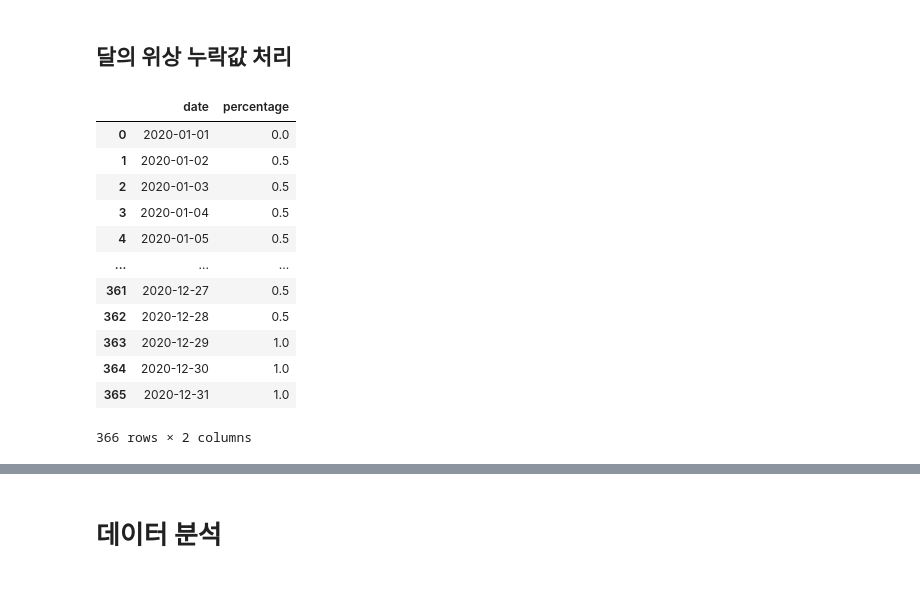
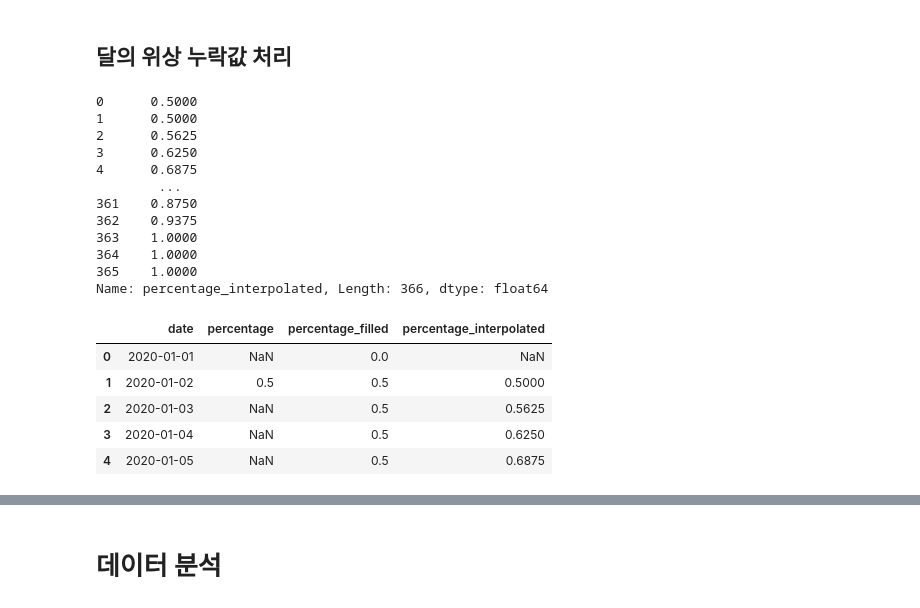
Before and after one commit to jen282/ms-python-practice, a Jupyter notebook: data_analysis/2_유성우_미션.ipynb, the cells around one changed output, grey strips where cells are left out. Drawn from its saved outputs; the diff is of its cells as text; code cells hidden in the pictures.

```diff
--- a/data_analysis/2_유성우_미션.ipynb
+++ b/data_analysis/2_유성우_미션.ipynb
@@ -475,4 +469,13 @@ meteor_showers
 | 2 | Orionids | Orion | 10 | northern, southern | 2020-10-02 | 2020-11-07 |
 | 3 | Perseids | Perseus | 8 | northern | 2020-07-14 | 2020-08-24 |
 | 4 | Leonids | Leo | 11 | northern, southern | 2020-11-06 | 2020-11-30 |
+# %%
+# moon_phases
+
+# moon_phases.columns
+# 결과
+# Index(['month', 'day', 'moonphase', 'specialevent', 'date', 'percentage'], dtype='object')
+
+# 'month', 'day', 'moonphase', 'specialevent' 제거
+moon_phases = moon_phases.drop(columns=['month', 'day', 'moonphase', 'specialevent'])
 # %%
@@ -508,19 +519,38 @@ constellations
 
 # iterrows()를 사용하여 moon_phases 데이터프레임의 각 행을 순차적으로 반복하면서 행(row)과 그 행의 인덱스(index)를 가져옵니다.
 # 결측값인 경우, lastphase에 저장된 값을 해당 행의 'percentage'에 채워 넣습니다. 즉, 이전에 확인된 마지막 'percentage' 값을 사용하여 결측값을 대체합니다.
+# %%
+# 다 동일하게 채우기
+moon_phases['percentage_filled'] = moon_phases['percentage'].ffill()
+# %%
+# 'percentage_filled'의 첫번빼 행 결측치 채우기
+moon_phases['percentage_filled'] = moon_phases['percentage_filled'].fillna(0)
+# %%
+# 단계별로 채우기
+moon_phases['percentage_interpolated'] = moon_phases['percentage'].interpolate()
+# %%
+# 단계별로 채운 'percentage_interpolated' 첫번째 행 결측치 채우기
+diff = moon_phases.loc[3, 'percentage_interpolated'] - moon_phases.loc[2, 'percentage_interpolated']
+moon_phases['percentage_interpolated'].fillna((moon_phases.loc[2, 'percentage_interpolated'] - diff))
+# %% [output]
+0      0.5000
+1      0.5000
+2      0.5625
+3      0.6250
+4      0.6875
+        ...
+361    0.8750
+362    0.9375
+363    1.0000
+364    1.0000
+365    1.0000
+Name: percentage_interpolated, Length: 366, dtype: float64
 # %%
-moon_phases
+moon_phases.head()
 # %% [output]
-|  | date | percentage |
-| 0 | 2020-01-01 | 0.0 |
-| 1 | 2020-01-02 | 0.5 |
-| 2 | 2020-01-03 | 0.5 |
-| 3 | 2020-01-04 | 0.5 |
-| 4 | 2020-01-05 | 0.5 |
-| ... | ... | ... |
-| 361 | 2020-12-27 | 0.5 |
-| 362 | 2020-12-28 | 0.5 |
-| 363 | 2020-12-29 | 1.0 |
-| 364 | 2020-12-30 | 1.0 |
-| 365 | 2020-12-31 | 1.0 |
+|  | date | percentage | percentage_filled | percentage_interpolated |
+| 0 | 2020-01-01 | NaN | 0.0 | NaN |
+| 1 | 2020-01-02 | 0.5 | 0.5 | 0.5000 |
+| 2 | 2020-01-03 | NaN | 0.5 | 0.5625 |
+| 3 | 2020-01-04 | NaN | 0.5 | 0.6250 |
+| 4 | 2020-01-05 | NaN | 0.5 | 0.6875 |
-366 rows × 2 columns
```
Also changed, not shown: parts of 55 cells of this notebook.
